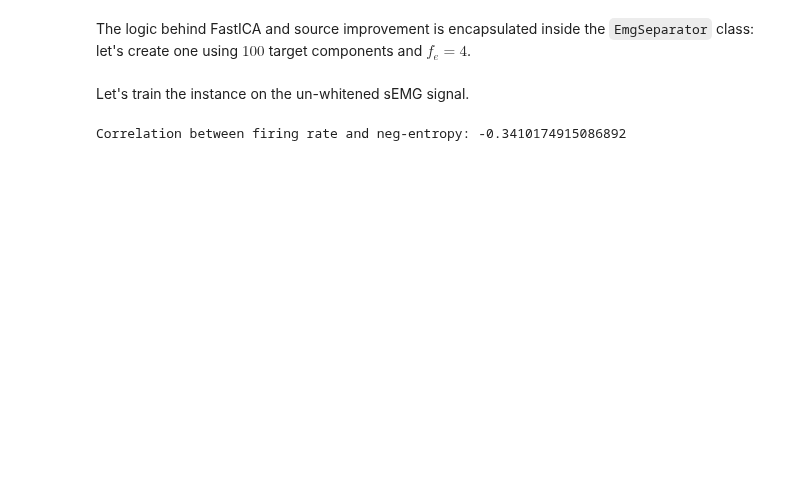
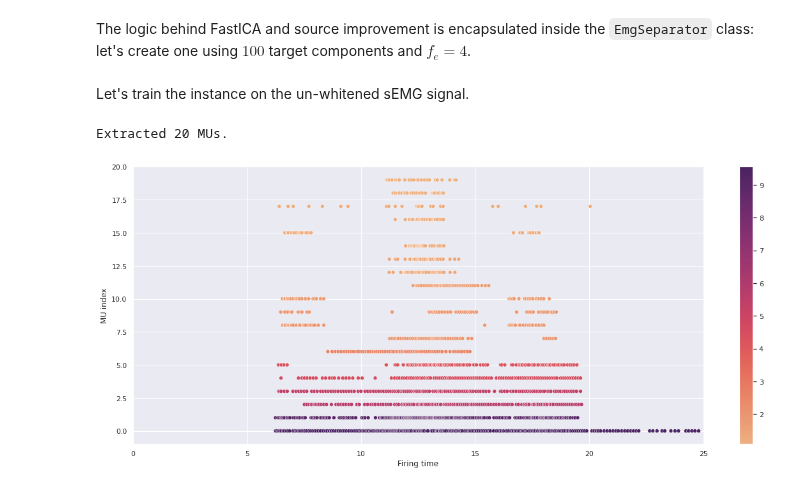
Before and after one commit to nihil21/semg-bss, a Jupyter notebook: Decomposition of sEMG signals.ipynb, the cells around one changed output. Cells and saved outputs as stored; diff of their text form; code cells hidden in the pictures; blank space fills up the shorter version.

```diff
--- a/Decomposition of sEMG signals.ipynb
+++ b/Decomposition of sEMG signals.ipynb
@@ -9,7 +9,8 @@
 import logging
 
 import numpy as np
-import plotly.express as px
+from matplotlib import pyplot as plt
+%matplotlib inline
 
 import semg_bss
 
@@ -19,6 +20,7 @@ logging.basicConfig(filename=LOG_FILE, encoding='utf-8', level=logging.INFO, fil
 
 DATA_DIR = "/home/nihil/Scrivania/hyser_dataset"
 FS_EMG = 2048  # sampling frequency
+MAX_COMP = 150  # target number of components
 
 SEED = 42
 # %% [markdown]
@@ -94,8 +108,8 @@ fig.show()
 # %% [markdown]
 The logic behind FastICA and source improvement is encapsulated inside the `EmgSeparator` class: let's create one using $100$ target components and $f_e=4$.
 # %%
-emg_separator = semg_bss.EmgSeparator(
-    max_comp=300,
+emg_separator_a = semg_bss.EmgSeparator(
+    max_comp=MAX_COMP,
     fs=FS_EMG,
     f_e=f_e,
     seed=SEED
@@ -103,10 +117,11 @@ emg_separator = semg_bss.EmgSeparator(
 # %% [markdown]
 Let's train the instance on the un-whitened sEMG signal.
 # %%
-%%time
-
 # Train instance on the given signal
-firings = emg_separator.fit_transform(emg)
-print(f"Extracted {emg_separator.n_mu} MUs.")
+firings = emg_separator_a.fit_transform(emg_train)
+print(f"Extracted {emg_separator_a.n_mu} MUs.")
 # Plot it
-semg_bss.raster_plot(firings, fig_size=(600, 1000))
+semg_bss.raster_plot(firings, sig_len=25, fig_size=(20, 8))
+# %% [output]
+Extracted 20 MUs.
+[figure, added]
@@ -116,4 +127,0 @@ semg_bss.plot_signal(muaps, fig_size=(600, 1000), fs=FS_EMG, n_cols=5)
-# %%
-print("Correlation between firing rate and neg-entropy:", firings["Firing rate"].corr(firings["Neg-entropy"]))
-# %% [output]
-Correlation between firing rate and neg-entropy: -0.3410174915086892
```
Also changed, not shown: parts of 28 cells of this notebook, 8 other files.
